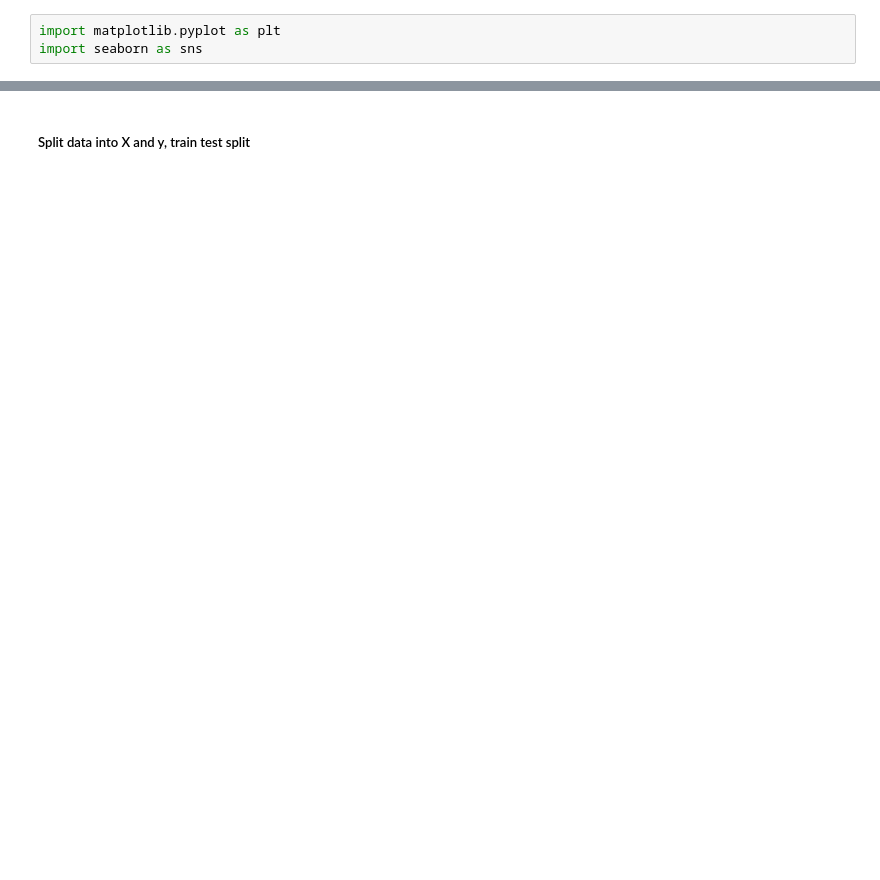
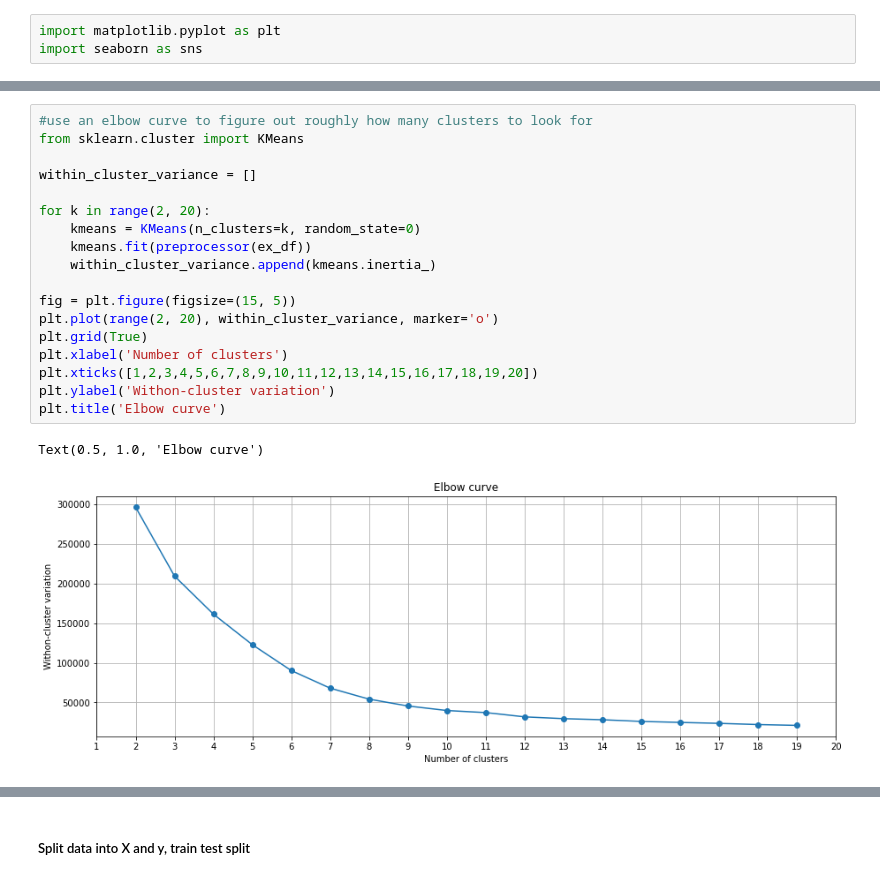
Before and after one commit to lprockop/MastersThesis, a Jupyter notebook: init-analysis.ipynb, the cells around one changed output, grey strips where cells are left out. Cells and saved outputs as stored; diff of their text form; blank space fills up the shorter version.

```diff
--- a/init-analysis.ipynb
+++ b/init-analysis.ipynb
@@ -194,0 +206,21 @@ sns.despine()
+# %%
+#use an elbow curve to figure out roughly how many clusters to look for
+from sklearn.cluster import KMeans
+
+within_cluster_variance = []
+
+for k in range(2, 20):
+    kmeans = KMeans(n_clusters=k, random_state=0)
+    kmeans.fit(preprocessor(ex_df))
+    within_cluster_variance.append(kmeans.inertia_)
+
+fig = plt.figure(figsize=(15, 5))
+plt.plot(range(2, 20), within_cluster_variance, marker='o')
+plt.grid(True)
+plt.xlabel('Number of clusters')
+plt.xticks([1,2,3,4,5,6,7,8,9,10,11,12,13,14,15,16,17,18,19,20])
+plt.ylabel('Withon-cluster variation')
+plt.title('Elbow curve')
+# %% [output]
+Text(0.5, 1.0, 'Elbow curve')
+[figure, added]
```
Also changed, not shown: parts of 47 cells of this notebook, 3 other files.
